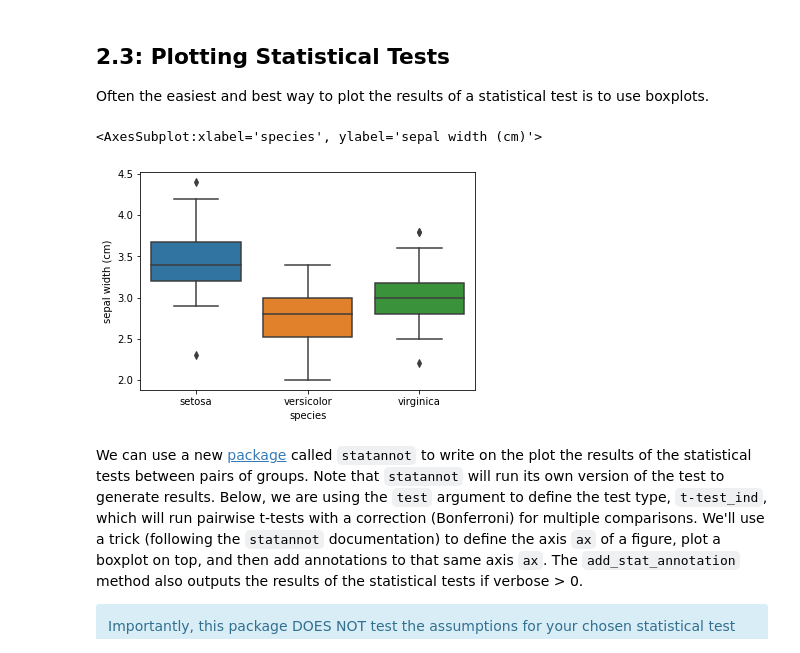
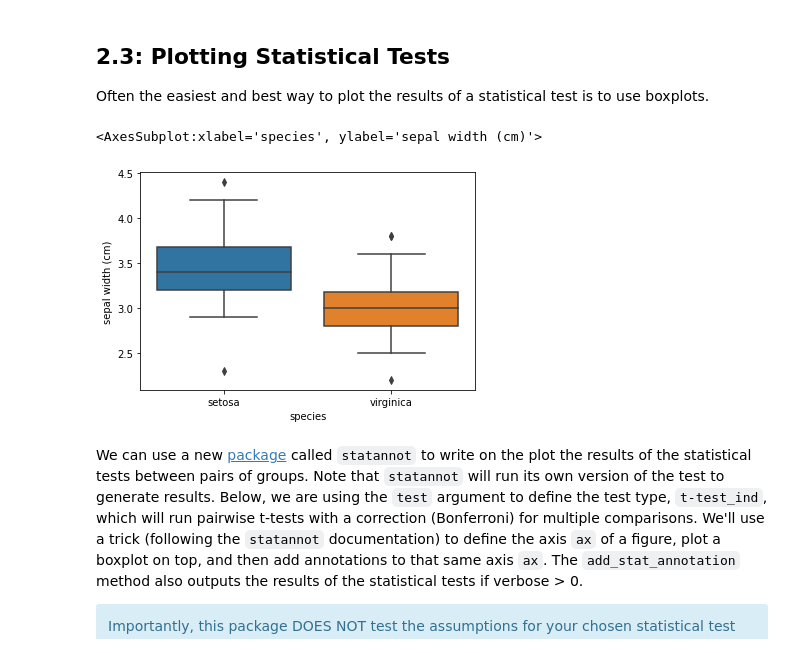
Before and after one commit to UVaBME/BME_JumpStart_Drafts, a Jupyter notebook: Day 2/Lesson-3-Intro-Data-Analysis.ipynb, the cells around one changed output. Cells and saved outputs as stored; diff of their text form; code cells hidden in the pictures.

```diff
--- a/Day 2/Lesson-3-Intro-Data-Analysis.ipynb
+++ b/Day 2/Lesson-3-Intro-Data-Analysis.ipynb
@@ -461,10 +446,10 @@ F_onewayResult(statistic=119.26450218450468, pvalue=1.6696691907693826e-31)
 
 Often the easiest and best way to plot the results of a statistical test is to use boxplots.
 # %%
-sns.boxplot(data = iris_df, x = 'species', y = 'sepal width (cm)')
+sns.boxplot(data = iris_df[iris_df['species'].isin(['setosa','virginica'])], x = 'species', y = 'sepal width (cm)')
 # %% [output]
 <AxesSubplot:xlabel='species', ylabel='sepal width (cm)'>
-[figure, old version]
+[figure, new version]
 # %% [markdown]
 We can use a new [package](https://github.com/trevismd/statannotations) called `statannot` to write on the plot the results of the statistical tests between pairs of groups. Note that `statannot` will run its own version of the test to generate results. Below, we are using the `test` argument to define the test type, `t-test_ind`, which will run pairwise t-tests with a correction (Bonferroni) for multiple comparisons.  We'll use a trick (following the `statannot` documentation) to define the axis `ax` of a figure, plot a boxplot on top, and then add annotations to that same axis `ax`. The `add_stat_annotation` method also outputs the results of the statistical tests if verbose > 0.
 
```
Also changed, not shown: parts of 6 cells of this notebook.
